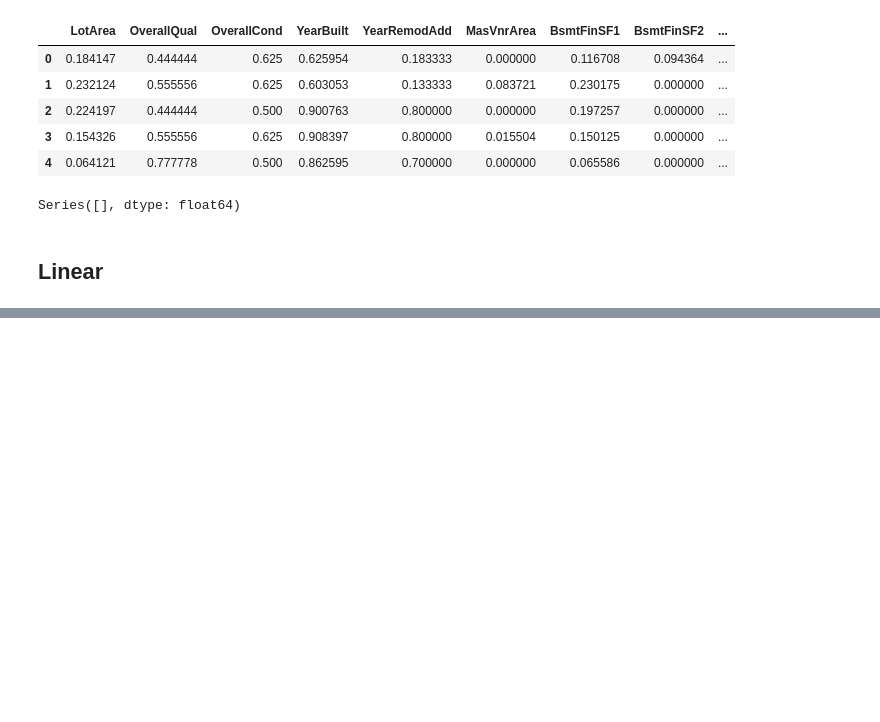
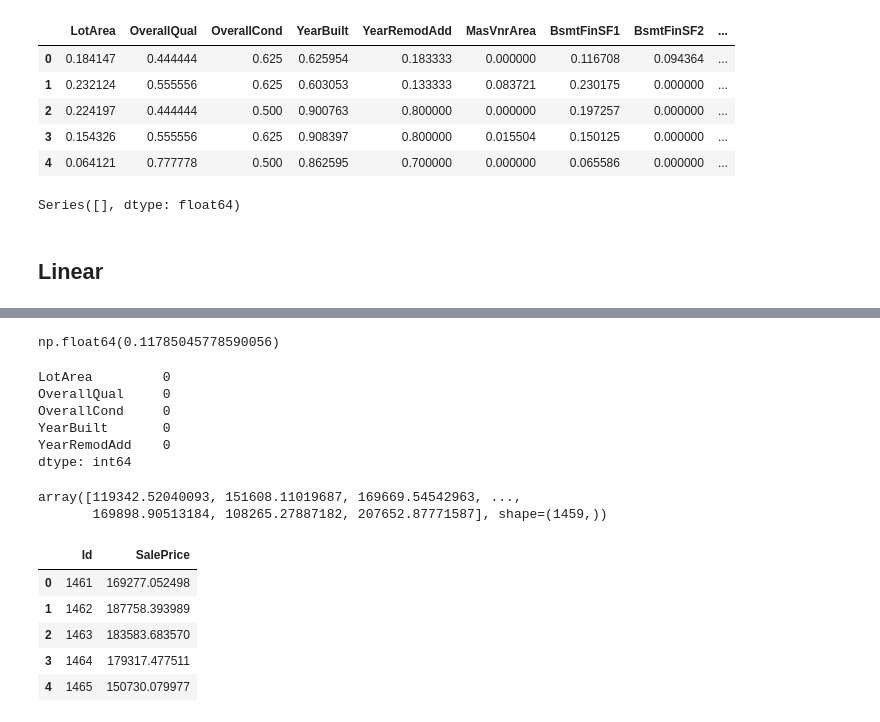
Before and after one commit to SerhiiDolhopolovCoder/study, a Jupyter notebook: ML/Dolhopolov_ML_3/main.ipynb, the cells around one changed output, grey strips where cells are left out. Cells and saved outputs as stored; diff of their text form; code cells hidden in the pictures; blank space fills up the shorter version.

```diff
--- a/ML/Dolhopolov_ML_3/main.ipynb
+++ b/ML/Dolhopolov_ML_3/main.ipynb
@@ -270,0 +273,13 @@ KeyError: "['Utilities_NoSeWa', 'Condition2_RRAe', 'Condition2_RRAn', 'Condition
+# %%
+np.sqrt(mean_squared_error(y_train, y_pred))
+# %% [output]
+np.float64(0.11785045778590056)
+# %%
+test_builder.df.isnull().sum().sort_values(ascending=False).head()
+# %% [output]
+LotArea         0
+OverallQual     0
+OverallCond     0
+YearBuilt       0
+YearRemodAdd    0
+dtype: int64
@@ -270,0 +288,16 @@ KeyError: "['Utilities_NoSeWa', 'Condition2_RRAe', 'Condition2_RRAn', 'Condition
+# %%
+y_test_pred
+# %% [output]
+array([119342.52040093, 151608.11019687, 169669.54542963, ...,
+       169898.90513184, 108265.27887182, 207652.87771587], shape=(1459,))
+# %%
+sample = pd.read_csv(f'sample_submission.csv')
+# %%
+sample.head()
+# %% [output]
+|  | Id | SalePrice |
+| 0 | 1461 | 169277.052498 |
+| 1 | 1462 | 187758.393989 |
+| 2 | 1463 | 183583.683570 |
+| 3 | 1464 | 179317.477511 |
+| 4 | 1465 | 150730.079977 |
```
Also changed, not shown: parts of 11 cells of this notebook, 11 other files.
